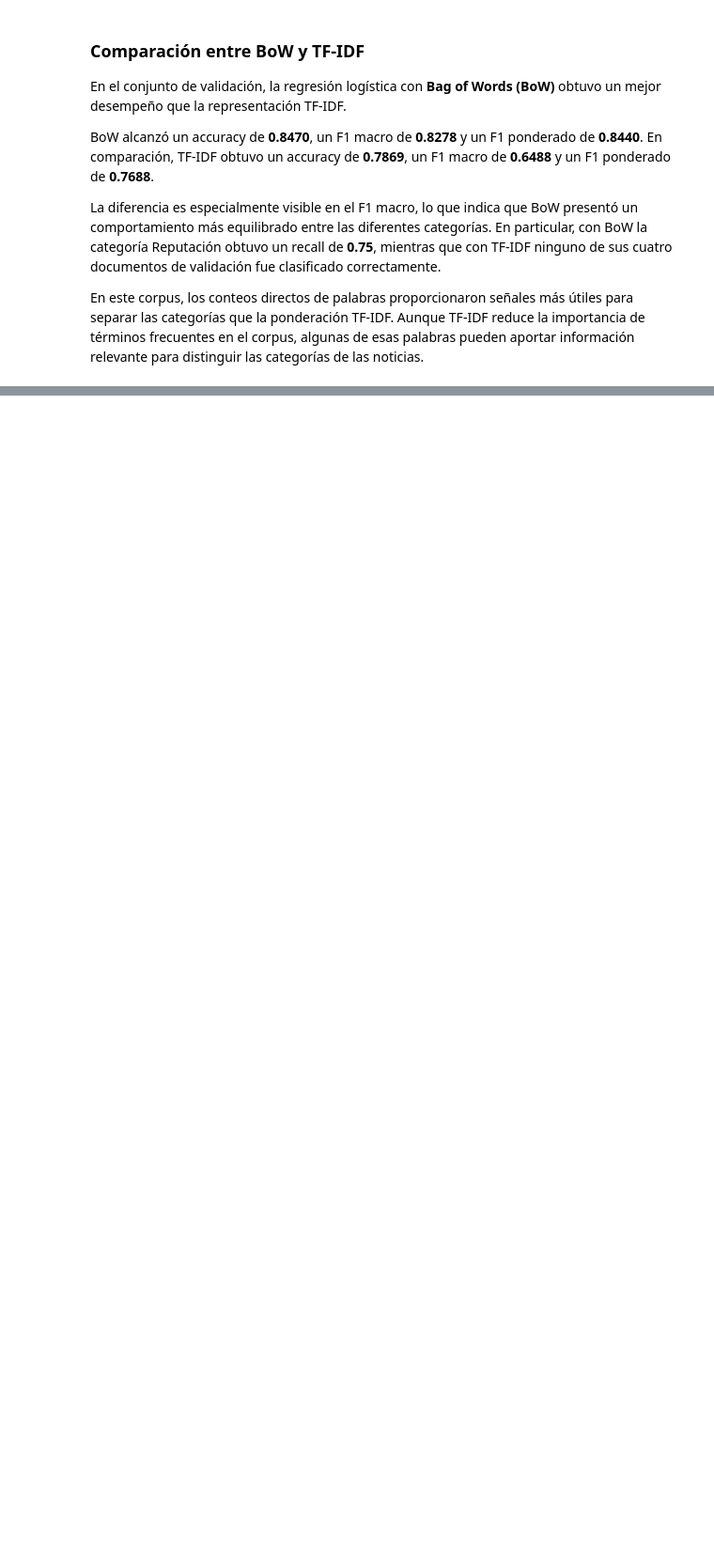
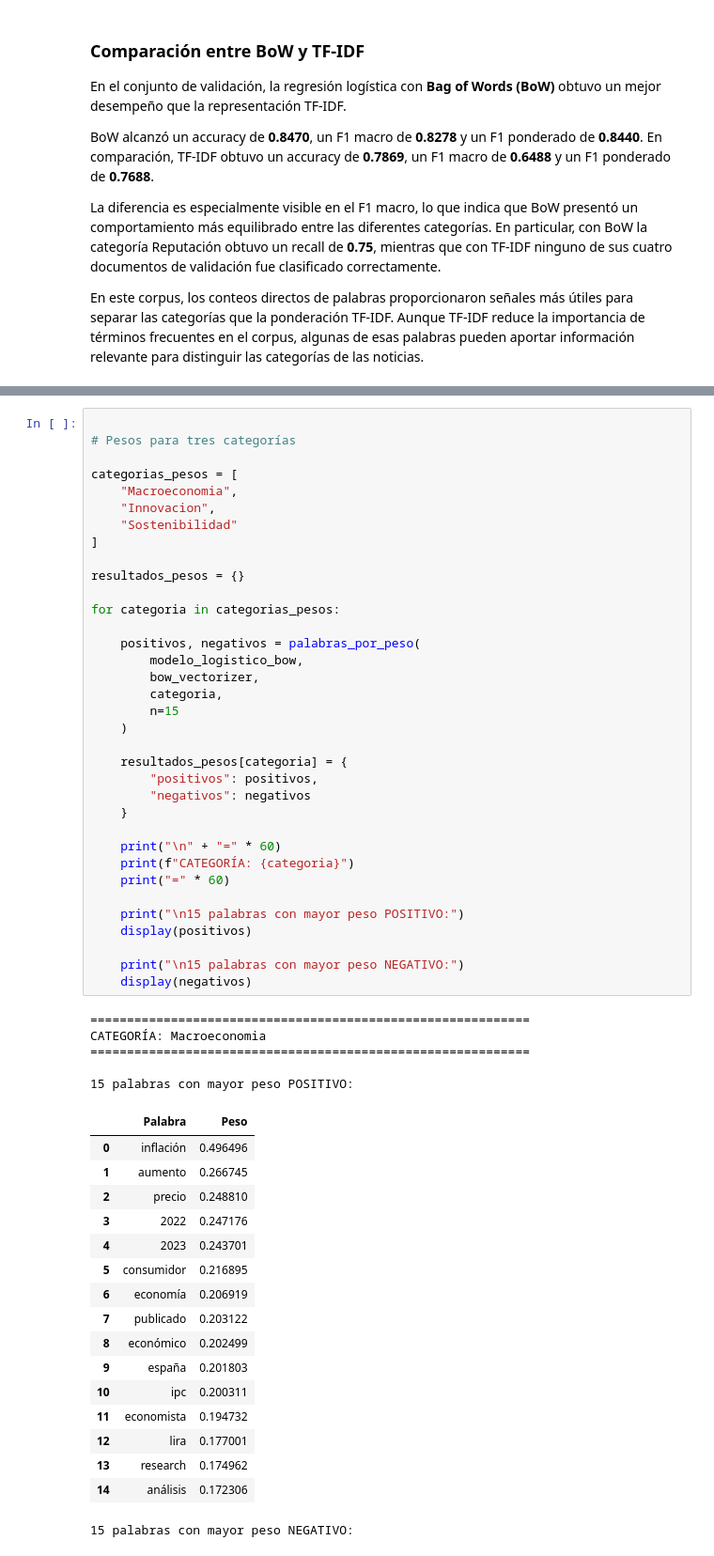
Before and after one commit to Cynthiss/NLP, a Jupyter notebook: Lab_4/Lab_4.ipynb, the cells around one changed output, grey strips where cells are left out. Shown at 94% size. Drawn from its saved outputs; the diff is of its cells as text; blank space fills up the shorter version.

Commit message:
Update Lab_4.ipynb
Comparacion de palabras

```diff
--- a/Lab_4/Lab_4.ipynb
+++ b/Lab_4/Lab_4.ipynb
@@ -3529,0 +3588,58 @@ En este corpus, los conteos directos de palabras proporcionaron señales más ú
+# %%
+
+# Pesos para tres categorías
+
+categorias_pesos = [
+    "Macroeconomia",
+    "Innovacion",
+    "Sostenibilidad"
+]
+
+resultados_pesos = {}
+
+for categoria in categorias_pesos:
+
+    positivos, negativos = palabras_por_peso(
+        modelo_logistico_bow,
+        bow_vectorizer,
+        categoria,
+        n=15
+    )
+
+    resultados_pesos[categoria] = {
+        "positivos": positivos,
+        "negativos": negativos
+    }
+
+    print("\n" + "=" * 60)
+    print(f"CATEGORÍA: {categoria}")
+    print("=" * 60)
+
+    print("\n15 palabras con mayor peso POSITIVO:")
+    display(positivos)
+
+    print("\n15 palabras con mayor peso NEGATIVO:")
+    display(negativos)
+# %% [output]
+============================================================
+CATEGORÍA: Macroeconomia
+============================================================
+
+15 palabras con mayor peso POSITIVO:
+|  | Palabra | Peso |
+| 0 | inflación | 0.496496 |
+| 1 | aumento | 0.266745 |
+| 2 | precio | 0.248810 |
+| 3 | 2022 | 0.247176 |
+| 4 | 2023 | 0.243701 |
+| 5 | consumidor | 0.216895 |
+| 6 | economía | 0.206919 |
+| 7 | publicado | 0.203122 |
+| 8 | económico | 0.202499 |
+| 9 | españa | 0.201803 |
+| 10 | ipc | 0.200311 |
+| 11 | economista | 0.194732 |
+| 12 | lira | 0.177001 |
+| 13 | research | 0.174962 |
+| 14 | análisis | 0.172306 |
+15 palabras con mayor peso NEGATIVO:
```
Also changed, not shown: parts of 4 cells of this notebook.
